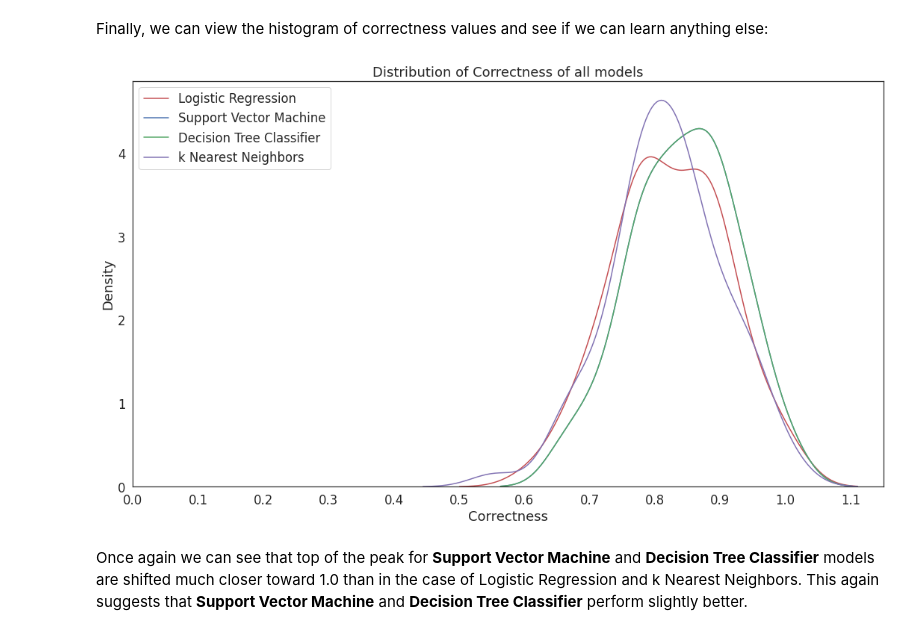
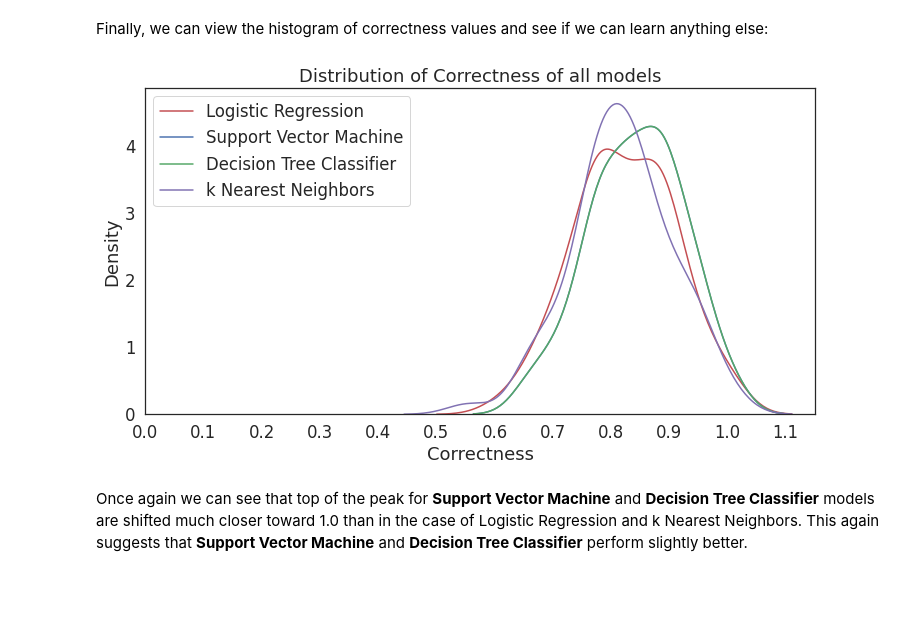
Before and after one commit to ljszatkowski/Applied-Data-Science-Capstone---Coursera, a Jupyter notebook: 09_Statistics_for_Predictive_Analysis.ipynb, the cells around one changed output. Drawn from its saved outputs; the diff is of its cells as text; code cells hidden in the pictures; blank space fills up the shorter version.

```diff
--- a/09_Statistics_for_Predictive_Analysis.ipynb
+++ b/09_Statistics_for_Predictive_Analysis.ipynb
@@ -143,27 +143,27 @@ We can see some points below the bottom threshold for both, Logistic Regression
 # %% [markdown]
 Finally, we can view the histogram of correctness values and see if we can learn anything else:
 # %%
-plt.figure(figsize=(18, 10))
+plt.figure(figsize=(12, 6))
 
 sns.set(font_scale = 1.5)
 sns.set_style("white")
 
 ax1 = sns.distplot(stat_df['LR_corr'], hist=False, color="r", label ="Logistic Regression")
 ax2 = sns.distplot(stat_df['SV_corr'], hist=False, color="b", label ="Support Vector Machine", ax=ax1)
 ax3 = sns.distplot(stat_df['TR_corr'], hist=False, color="g", label ="Decision Tree Classifier", ax=ax1)
 ax4 = sns.distplot(stat_df['KNN_corr'], hist=False, color="m", label ="k Nearest Neighbors", ax=ax1)
 ax1.set(xlim=(0, 1.15))
 plt.xticks(np.arange(0, 1.2, 0.1))
 
 plt.title("Distribution of Correctness of all models")
 plt.xlabel('Correctness')
 plt.ylabel('Density')
 plt.legend()
 
 plt.show()
 plt.close()
 # %% [output]
-[figure, old version]
+[figure, new version]
 # %% [markdown]
 Once again we can see that top of the peak for **Support Vector Machine** and **Decision Tree Classifier** models are shifted much closer toward 1.0 than in the case of Logistic Regression and k Nearest Neighbors. This again suggests that **Support Vector Machine** and **Decision Tree Classifier** perform slightly better.
 # %% [markdown]
```
Also changed, not shown: parts of 4 cells of this notebook.
